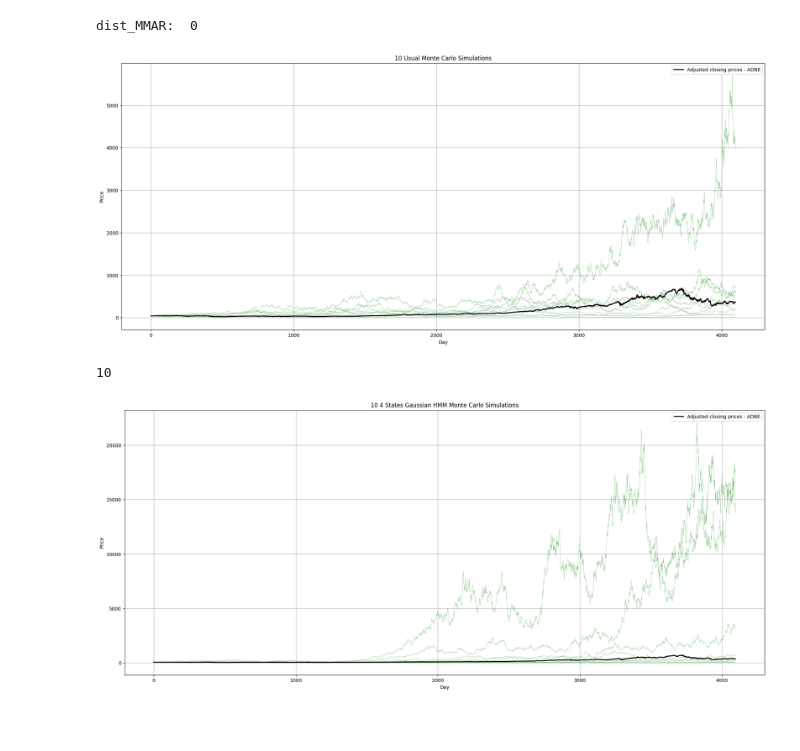
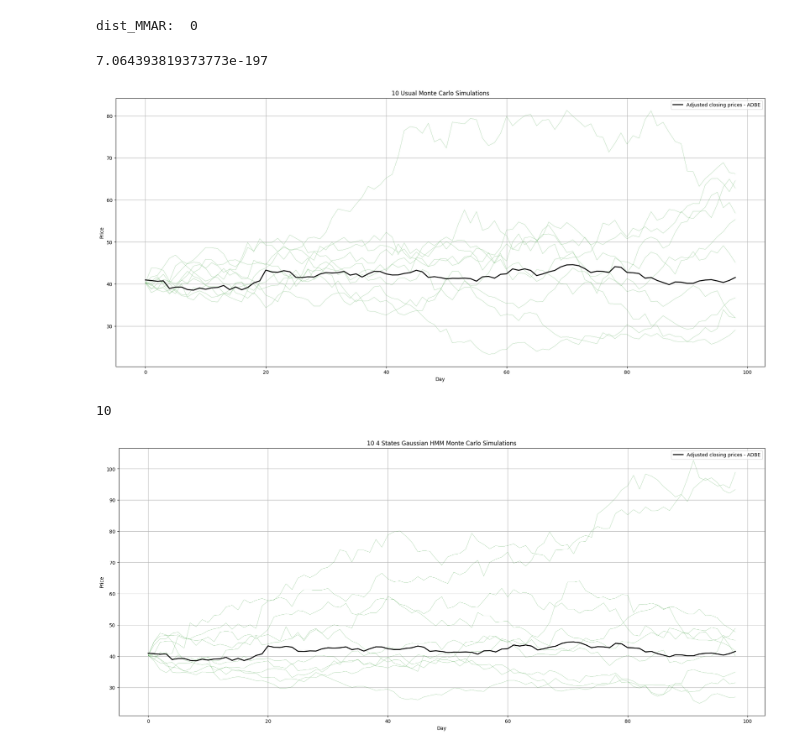
Before and after one commit to RegisVargas/Multifractal-Model-of-Asset-Returns-MMAR-for-Thesis, a Jupyter notebook: Improving_the_multifractal_model_of_asset_returns_by_Hidden_Markov_Models.ipynb, the cells around one changed output. Saved outputs shown, nothing was run; the diff lists cells and outputs as text; code cells hidden in the pictures; blank space fills up the shorter version.

```diff
--- a/Improving_the_multifractal_model_of_asset_returns_by_Hidden_Markov_Models.ipynb
+++ b/Improving_the_multifractal_model_of_asset_returns_by_Hidden_Markov_Models.ipynb
@@ -334,7 +346,7 @@ ADBE_real.download_data(start_date_real_ADBE,datetime.today().strftime('%Y-%m-%d
 ADBE_simu = Asset(ticker)
 ADBE_simu.download_data(start_date_simu_ADBE, end_date_simu_ADBE)
 real_log_returns = np.exp(ADBE_simu.evaluate_log_return())
-num_simu=10
+num_simu=1000 # 1h40min to run all simulations (expected time)
 # %% [output]
 [*********************100%***********************]  1 of 1 completed
 [*********************100%***********************]  1 of 1 completed
@@ -574,0 +652,4 @@ np.exp(attempt)
+# %%
+ADBE_simu.new_method = True
+ADBE_simu.train_hmm_cascade()
+ADBE_simu.MMAR(12, ADBE_real.data['Adj Close'] , 0.15, True)
@@ -574,0 +665,14 @@ np.exp(attempt)
+# %%
+K=12
+attempt_length = num_simu
+
+attempt = pd.DataFrame([0 for x in range(0,2**K)])
+
+magnitude_NORWAY = 0.10
+
+for i in range(0,attempt_length):
+    ADBE_simu.MMAR(K, ADBE_real.data['Adj Close'] , 0.15, False)
+    attempt[i] = pd.DataFrame(ADBE_simu.simulated_xt_array)
+    if (i+1)%10 == 0:
+      clear_output()
+attempt
@@ -582,13 +716,13 @@ plt.legend()
 dist_MMAR = 0
 
 for i in range(0,len(attempt.columns)):
-    plt.title(str(attempt_length) + " MMAR generated price paths")
+    plt.title(str(attempt_length) + " MMAR-HMM generated price paths")
     plt.xticks(np.arange(0, 2**(K)+1, 2**(K-3)))
     plt.xlabel("Time\n(days)")
     plt.ylabel('Price level')
     plt.grid(visible = True)
     plt.plot(np.arange(0, 2**K, 1) , ADBE_real.data['Adj Close'][0]*np.exp(attempt[i]), color="orangered", linewidth=0.5, alpha=0.2)
-    pvalue_MMAR = stats.ks_2samp(np.array(real_log_returns), np.array(ADBE_real.data['Adj Close'][0]*np.exp(attempt[i])))[1]
+    pvalue_MMAR = stats.ks_2samp(np.array(real_log_returns), np.array(np.exp(attempt[i])))[1]
     if(pvalue_MMAR > 0.05):
       dist_MMAR += 1
 
@@ -597,25 +731,29 @@ print("dist_MMAR: ",dist_MMAR)
 # %% [output]
 [figure]
 dist_MMAR:  0
+# %%
+stats.ks_2samp(np.array(real_log_returns), np.array(np.exp(attempt[i])))[1]
+# %% [output]
+7.064393819373773e-197
 # %%
 plt.figure(figsize=(24,10))
 for i in range(len(simulated_prices_mc)):
-  plt.plot(simulated_prices_mc.iloc[i], color="green", linewidth=0.2)
-plt.plot(pd.Series(np.array(ADBE_real.get_data()['Adj Close'])), color="black", linewidth=2,label="Adjusted closing prices - ADBE")
+  plt.plot(simulated_prices_mc.iloc[i][0:99], color="green", linewidth=0.2)
+plt.plot(pd.Series(np.array(ADBE_real.data['Adj Close'])[0:99]), color="black", linewidth=2,label="Adjusted closing prices - ADBE")
 plt.legend()
 plt.title(str(num_simu) + " Usual Monte Carlo Simulations")
 plt.grid(visible=True)
 plt.xlabel("Day")
 plt.ylabel('Price')
 plt.show()
 # %% [output]
-[figure, old version]
+[figure, new version]
 # %%
 plt.figure(figsize=(24,10))
 print(len(simulated_prices_hmm))
 for i in range(len(simulated_prices_hmm)):
-  plt.plot(simulated_prices_hmm.iloc[i], color="green", linewidth=0.2)
-plt.plot(pd.Series(np.array(ADBE_real.get_data()['Adj Close'])), color="black", linewidth=2,label="Adjusted closing prices - ADBE")
+  plt.plot(simulated_prices_hmm.iloc[i][0:99], color="green", linewidth=0.2)
+plt.plot(pd.Series(np.array(ADBE_real.data['Adj Close'][0:99])), color="black", linewidth=2,label="Adjusted closing prices - ADBE")
 plt.legend()
 plt.title(str(num_simu) + " 4 States Gaussian HMM Monte Carlo Simulations")
 plt.grid(visible=True)
@@ -624,4 +762,4 @@ plt.ylabel('Price')
 plt.show()
 # %% [output]
 10
-[figure, old version]
+[figure, new version]
```
Also changed, not shown: parts of 21 cells of this notebook.
